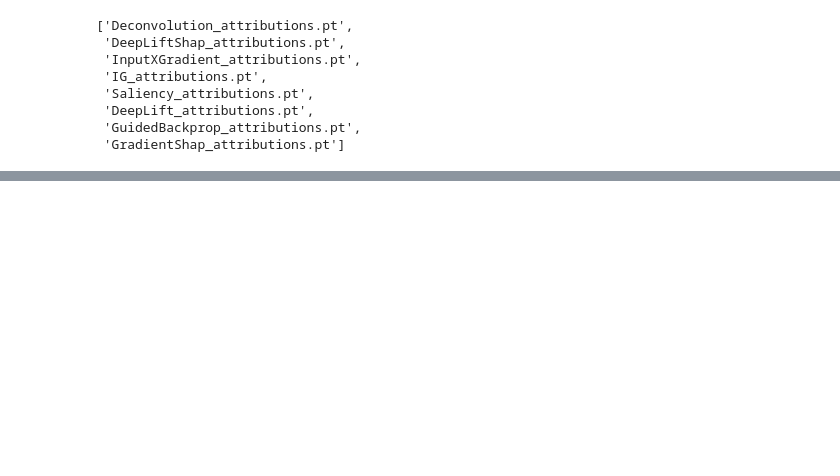
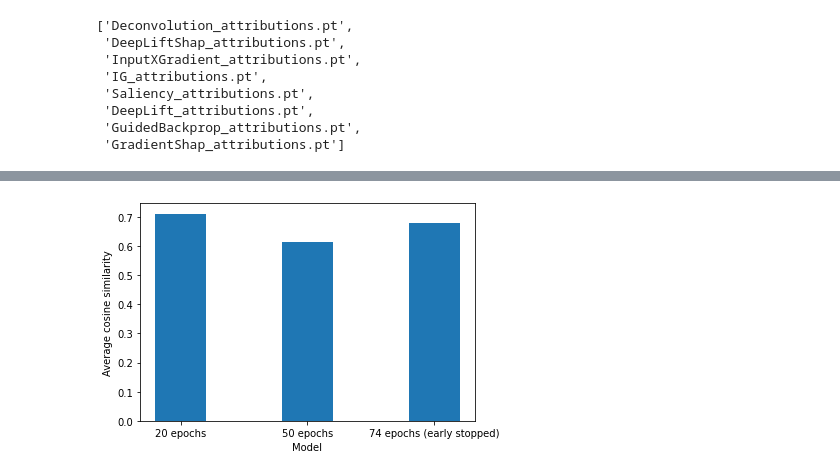
Before and after one commit to reedless/crocodile-detectron2-captum, a Jupyter notebook: attributions/Compare tensors.ipynb, the cells around one changed output, grey strips where cells are left out. Saved outputs shown, nothing was run; the diff lists cells and outputs as text; code cells hidden in the pictures; blank space fills up the shorter version.

```diff
--- a/attributions/Compare tensors.ipynb
+++ b/attributions/Compare tensors.ipynb
@@ -87,0 +101,8 @@ for i in range(len(average_mat[0])):
+# %%
+plt.bar([0,2,4], list(average_mat[:,0]))
+plt.xlabel("Model")
+plt.xticks([0,2,4], ["20 epochs", "50 epochs", "74 epochs (early stopped)"])
+plt.ylabel("Average cosine similarity")
+plt.show()
+# %% [output]
+[figure, added]
```
Also changed, not shown: parts of 5 cells of this notebook, 1 other file.
